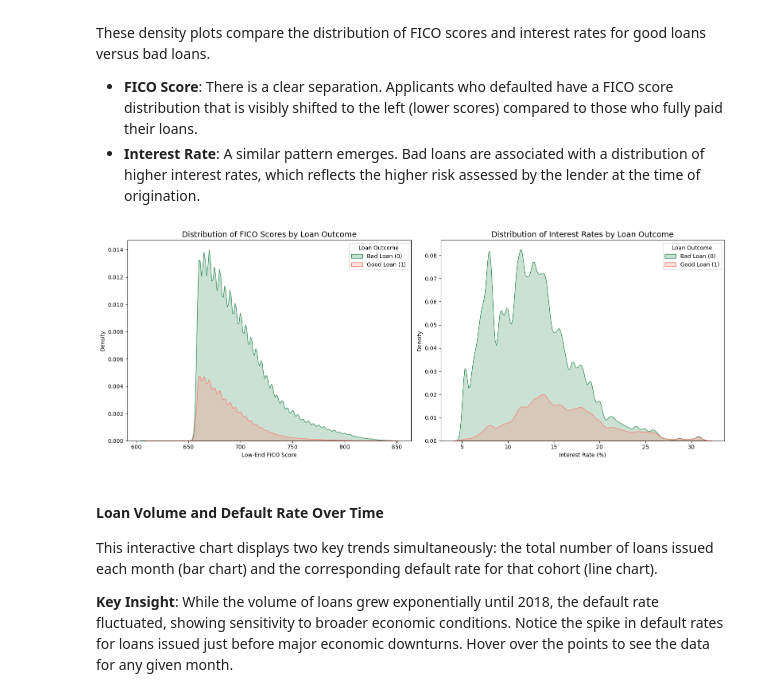
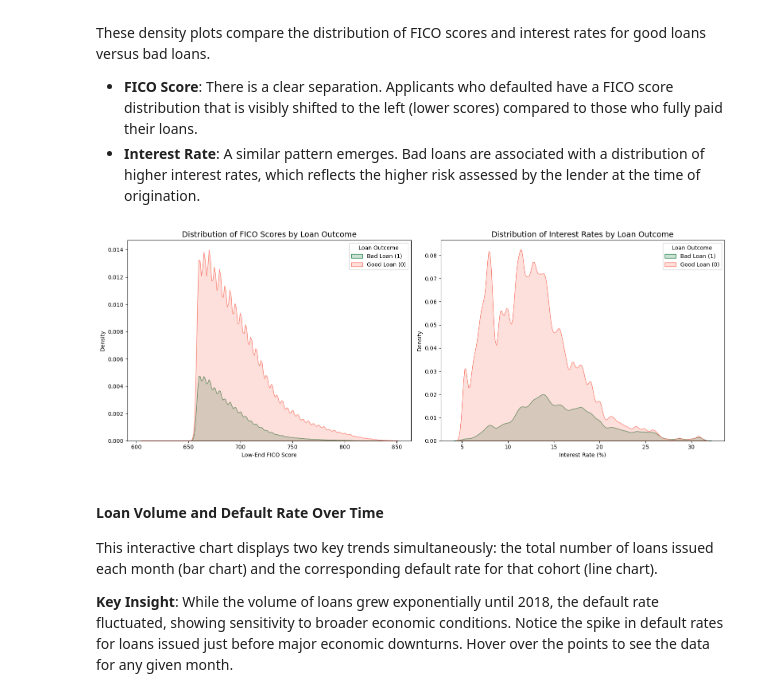
Before and after one commit to DouglasAltwig/Data-Science-MicroProjects, a Jupyter notebook: lending-club-loan/LendingClubLoan.ipynb, the cells around one changed output. Drawn from its saved outputs; the diff is of its cells as text; code cells hidden in the pictures.

```diff
--- a/lending-club-loan/LendingClubLoan.ipynb
+++ b/lending-club-loan/LendingClubLoan.ipynb
@@ -154,7 +153,7 @@ loan_data = loan_data[loan_data['loan_status'].isin(fully_paid_statuses + defaul
 
 # Then, create the binary target variable from this filtered dataset
 loan_data['loan_status_binary'] = loan_data['loan_status'].apply(
-    lambda x: 1 if x in fully_paid_statuses else 0 # Good Loan = 1, Bad Loan = 0
+    lambda x: 1 if x in defaulted_statuses else 0 # Good Loan = 0, Bad Loan = 1
 )
 # %%
 print("Shape after filtering for terminal statuses:", loan_data.shape)
@@ -436,24 +435,24 @@ These density plots compare the distribution of FICO scores and interest rates f
 # %%
 fig, (ax1, ax2) = plt.subplots(1, 2, figsize=(16, 6))
 
 # FICO Score Distribution
 sns.kdeplot(data=loan_data, x='fico_range_low', hue='loan_status_binary', fill=True,
             palette={0: 'salmon', 1: 'seagreen'}, ax=ax1)
 ax1.set_title('Distribution of FICO Scores by Loan Outcome', fontsize=14)
 ax1.set_xlabel('Low-End FICO Score')
-ax1.legend(title='Loan Outcome', labels=['Bad Loan (0)', 'Good Loan (1)'])
+ax1.legend(title='Loan Outcome', labels=['Bad Loan (1)', 'Good Loan (0)'])
 
 # Interest Rate Distribution
 sns.kdeplot(data=loan_data, x='int_rate', hue='loan_status_binary', fill=True,
             palette={0: 'salmon', 1: 'seagreen'}, ax=ax2)
 ax2.set_title('Distribution of Interest Rates by Loan Outcome', fontsize=14)
 ax2.set_xlabel('Interest Rate (%)')
-ax2.legend(title='Loan Outcome', labels=['Bad Loan (0)', 'Good Loan (1)'])
+ax2.legend(title='Loan Outcome', labels=['Bad Loan (1)', 'Good Loan (0)'])
 
 plt.tight_layout()
 plt.show()
 # %% [output]
-[figure, old version]
+[figure, new version]
 # %% [markdown]
 #### Loan Volume and Default Rate Over Time
 
```
Also changed, not shown: parts of 12 cells of this notebook.
